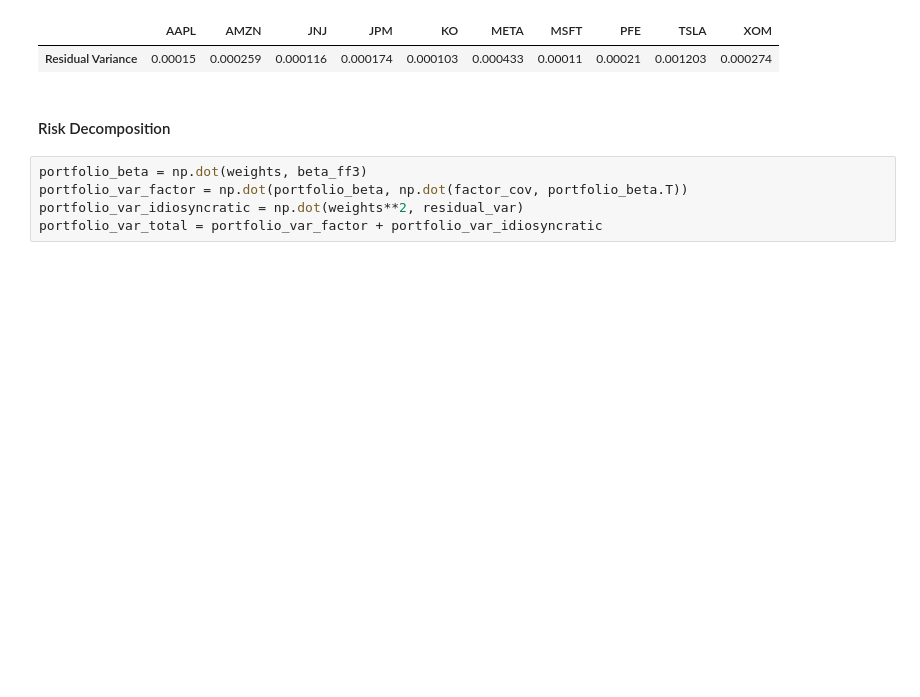
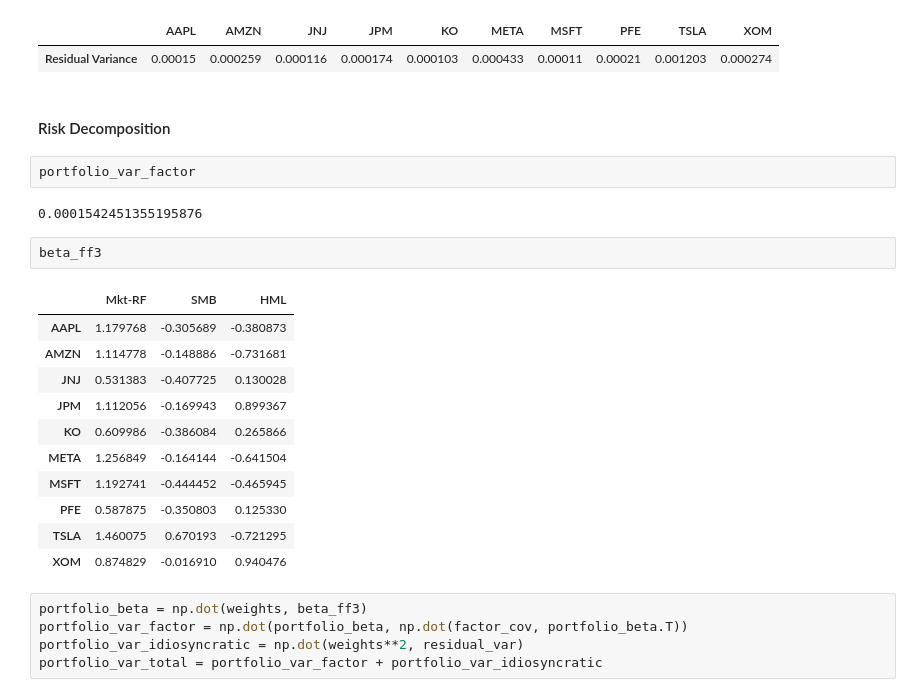
Before and after one commit to RishiDarkDevil/factor-model-risk-management, a Jupyter notebook: notebooks/05_final_summary.ipynb, the cells around one changed output. Cells and saved outputs as stored; diff of their text form; blank space fills up the shorter version.

```diff
--- a/notebooks/05_final_summary.ipynb
+++ b/notebooks/05_final_summary.ipynb
@@ -73,6 +73,24 @@ d.T
 | Residual Variance | 0.00015 | 0.000259 | 0.000116 | 0.000174 | 0.000103 | 0.000433 | 0.00011 | 0.00021 | 0.001203 | 0.000274 |
 # %% [markdown]
 #### Risk Decomposition
+# %%
+portfolio_var_factor
+# %% [output]
+0.0001542451355195876
+# %%
+beta_ff3
+# %% [output]
+|  | Mkt-RF | SMB | HML |
+| AAPL | 1.179768 | -0.305689 | -0.380873 |
+| AMZN | 1.114778 | -0.148886 | -0.731681 |
+| JNJ | 0.531383 | -0.407725 | 0.130028 |
+| JPM | 1.112056 | -0.169943 | 0.899367 |
+| KO | 0.609986 | -0.386084 | 0.265866 |
+| META | 1.256849 | -0.164144 | -0.641504 |
+| MSFT | 1.192741 | -0.444452 | -0.465945 |
+| PFE | 0.587875 | -0.350803 | 0.125330 |
+| TSLA | 1.460075 | 0.670193 | -0.721295 |
+| XOM | 0.874829 | -0.016910 | 0.940476 |
 # %%
 portfolio_beta = np.dot(weights, beta_ff3)
 portfolio_var_factor = np.dot(portfolio_beta, np.dot(factor_cov, portfolio_beta.T))
```
Also changed, not shown: 3 other files.
